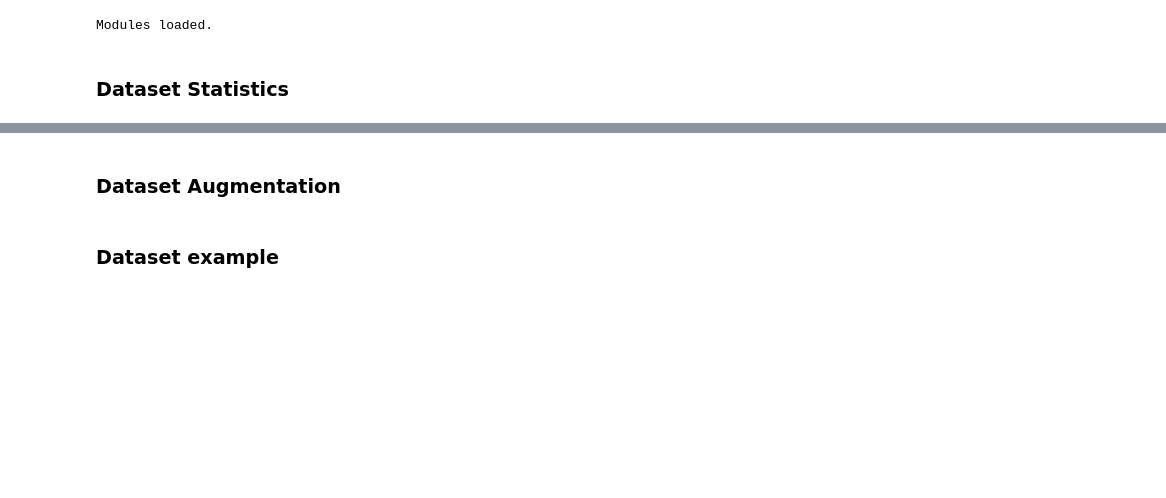
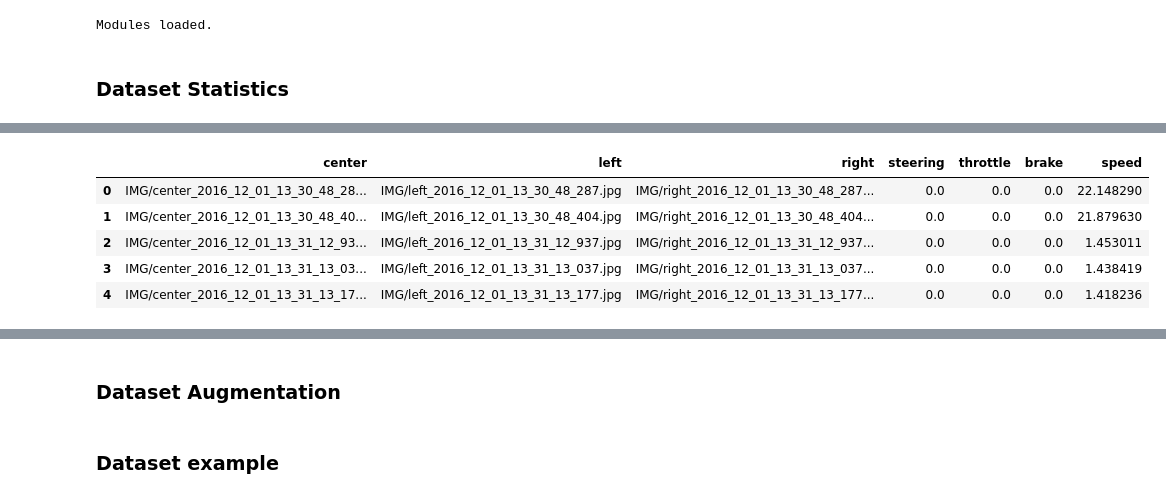
Before and after one commit to dvu4/CarND-Behavioral-Cloning-project, a Jupyter notebook: model.ipynb, the cells around one changed output, grey strips where cells are left out. Cells and saved outputs as stored; diff of their text form; code cells hidden in the pictures; blank space fills up the shorter version.

```diff
--- a/model.ipynb
+++ b/model.ipynb
@@ -92,0 +104,10 @@ pprint.pprint(get_stastical_data(DRIVING_LOG_FILE))
+# %%
+driving_log = pd.read_csv(DRIVING_LOG_FILE,names=None)
+driving_log.head()
+# %% [output]
+|  | center | left | right | steering | throttle | brake | speed |
+| 0 | IMG/center_2016_12_01_13_30_48_28... | IMG/left_2016_12_01_13_30_48_287.jpg | IMG/right_2016_12_01_13_30_48_287... | 0.0 | 0.0 | 0.0 | 22.148290 |
+| 1 | IMG/center_2016_12_01_13_30_48_40... | IMG/left_2016_12_01_13_30_48_404.jpg | IMG/right_2016_12_01_13_30_48_404... | 0.0 | 0.0 | 0.0 | 21.879630 |
+| 2 | IMG/center_2016_12_01_13_31_12_93... | IMG/left_2016_12_01_13_31_12_937.jpg | IMG/right_2016_12_01_13_31_12_937... | 0.0 | 0.0 | 0.0 | 1.453011 |
+| 3 | IMG/center_2016_12_01_13_31_13_03... | IMG/left_2016_12_01_13_31_13_037.jpg | IMG/right_2016_12_01_13_31_13_037... | 0.0 | 0.0 | 0.0 | 1.438419 |
+| 4 | IMG/center_2016_12_01_13_31_13_17... | IMG/left_2016_12_01_13_31_13_177.jpg | IMG/right_2016_12_01_13_31_13_177... | 0.0 | 0.0 | 0.0 | 1.418236 |
```
Also changed, not shown: parts of 12 cells of this notebook, 4 other files.
